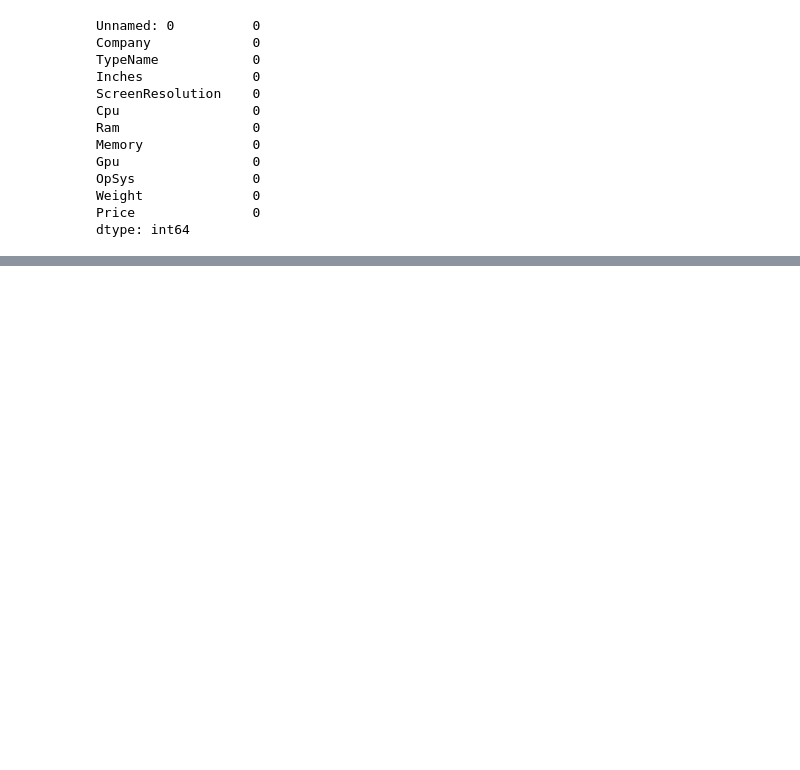
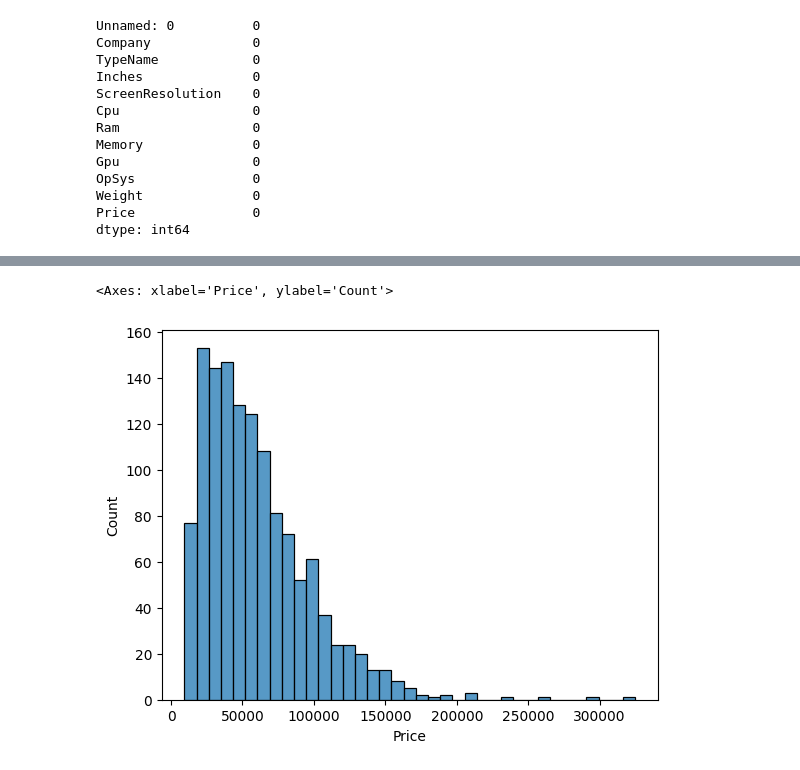
Before and after one commit to Siddhi-S-Thakur/ML---supervised_learning, a Jupyter notebook: LaptopPricePredictor.ipynb, the cells around one changed output, grey strips where cells are left out. Cells and saved outputs as stored; diff of their text form; code cells hidden in the pictures; blank space fills up the shorter version.

```diff
--- a/LaptopPricePredictor.ipynb
+++ b/LaptopPricePredictor.ipynb
@@ -73,0 +80,7 @@ import seaborn as sns
+# %%
+sns.histplot(df['Price'])
+
+# lower price laptops are more in number
+# %% [output]
+<Axes: xlabel='Price', ylabel='Count'>
+[figure, added]
```
Also changed, not shown: parts of 31 cells of this notebook.
